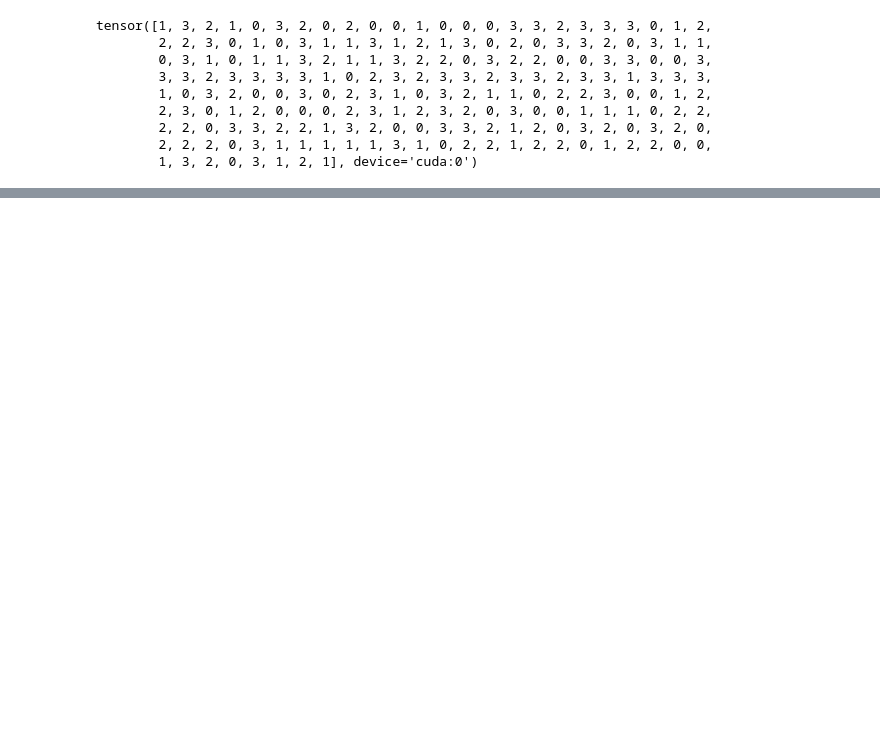
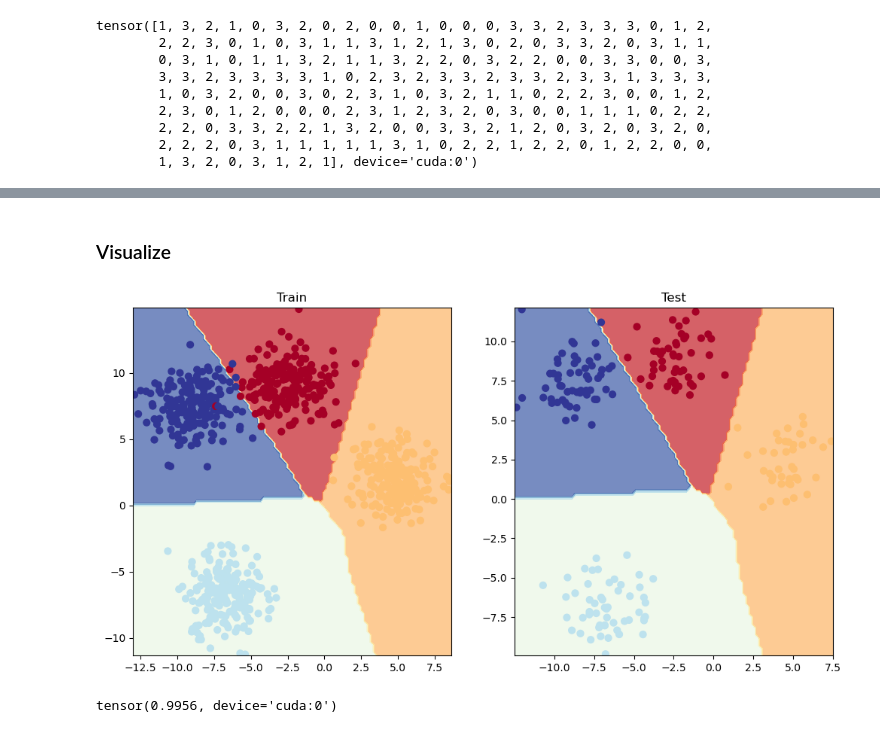
Before and after one commit to HenryGunadi/learn_deep_learning, a Jupyter notebook: notebooks/pytorch_classification.ipynb, the cells around one changed output, grey strips where cells are left out. Drawn from its saved outputs; the diff is of its cells as text; code cells hidden in the pictures; blank space fills up the shorter version.

```diff
--- a/notebooks/pytorch_classification.ipynb
+++ b/notebooks/pytorch_classification.ipynb
@@ -672,9 +672,9 @@ class BlobModel(nn.Module):
         super().__init__()
         self.linear_layer_stack = nn.Sequential(
             nn.Linear(in_features=input_features, out_features=hidden_units),
-            # nn.ReLU(),
+            nn.ReLU(),
             nn.Linear(in_features=hidden_units, out_features=hidden_units),
-            # nn.ReLU(),
+            nn.ReLU(),
             nn.Linear(in_features=hidden_units, out_features=out_features),
         )
 
@@ -794,0 +855,19 @@ Epoch : 900 | Loss : 0.02, Acc : 99.25% | Test Loss: 0.01 | Test acc: 99.5
+# %% [markdown]
+### Visualize
+# %%
+plt.figure(figsize=(12, 6))
+plt.subplot(1, 2, 1)
+plt.title("Train")
+helper_functions.plot_decision_boundary(model_4, X_blob_train, y_blob_train)
+plt.subplot(1, 2, 2)
+plt.title("Test")
+helper_functions.plot_decision_boundary(model_4, X_blob_test, y_blob_test)
+# %% [output]
+[figure, added]
+# %%
+from torchmetrics.classification import MulticlassAccuracy
+
+torchmetric_accuracy = MulticlassAccuracy(num_classes=4).to(device)
+torchmetric_accuracy(y_preds, y_blob_test)
+# %% [output]
+tensor(0.9956, device='cuda:0')
```
Also changed, not shown: parts of 16 cells of this notebook, 10 other files.
